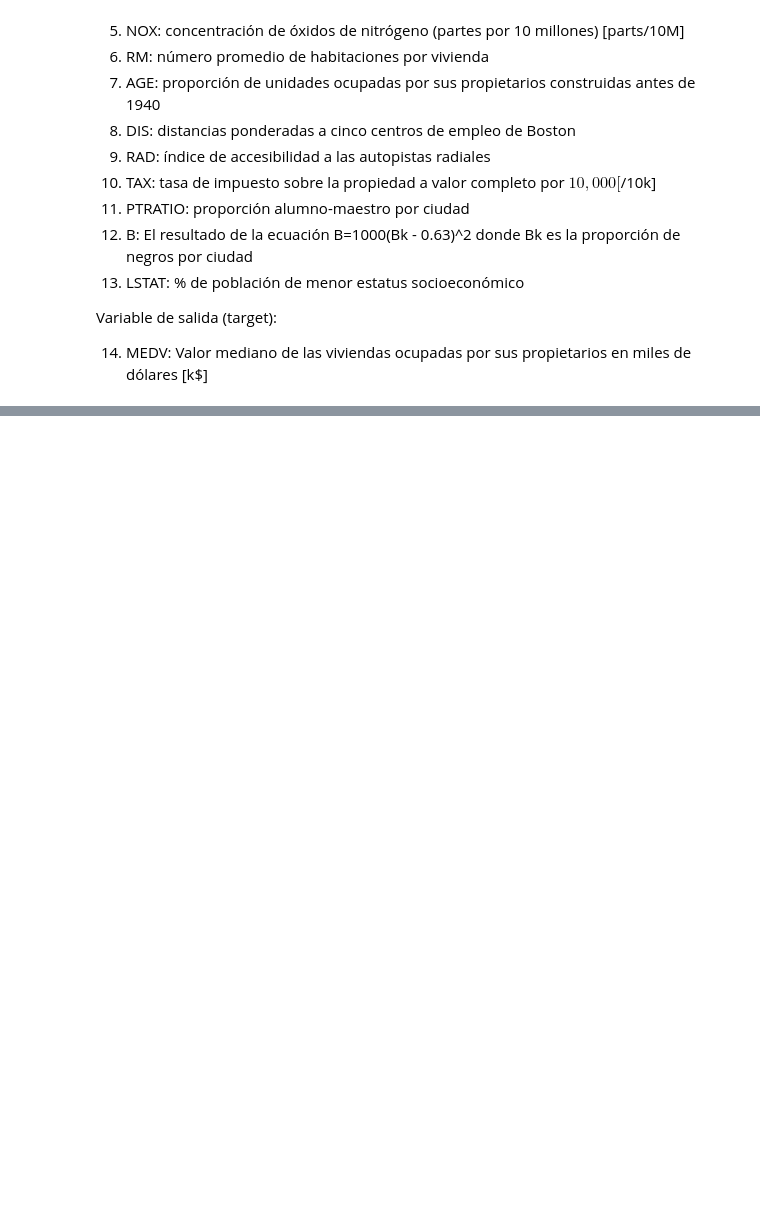
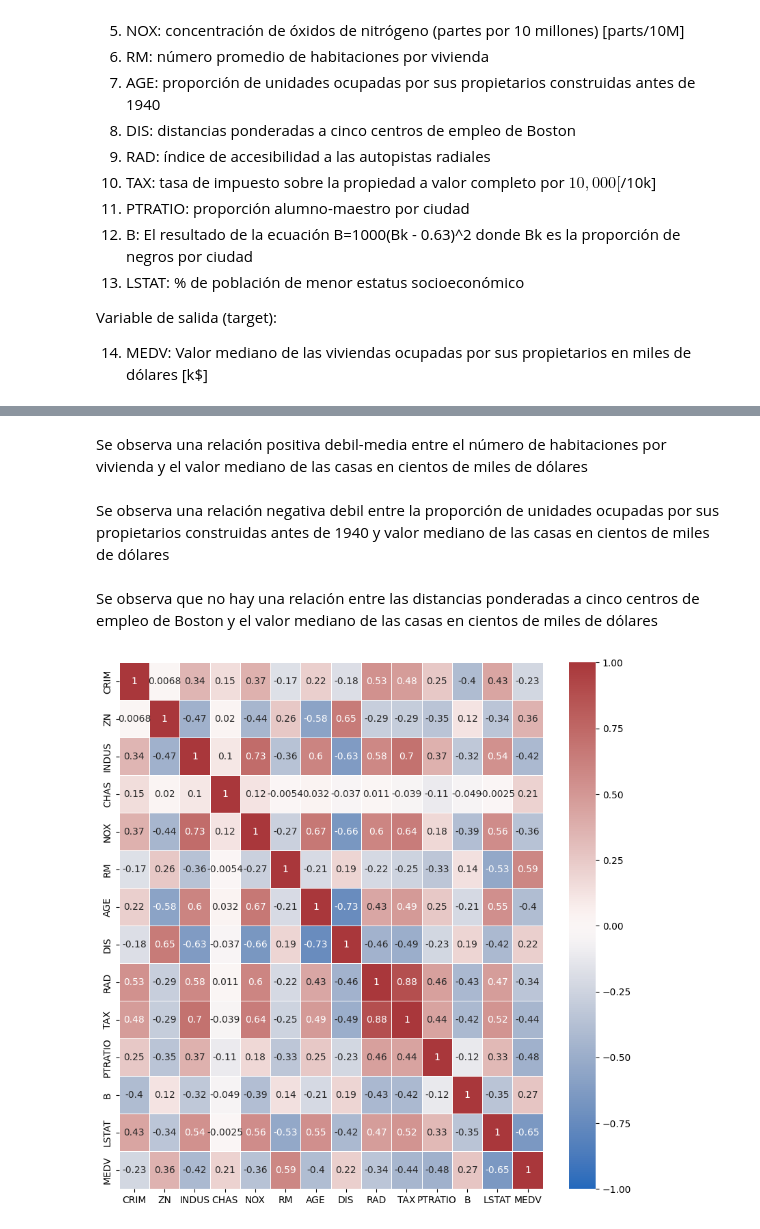
Before and after one commit to nacho-gonz/AA1-TUIA-Gonzalez-Noir, a Jupyter notebook: TP-regresion-AA1.ipynb, the cells around one changed output, grey strips where cells are left out. Saved outputs shown, nothing was run; the diff lists cells and outputs as text; code cells hidden in the pictures; blank space fills up the shorter version.

```diff
--- a/TP-regresion-AA1.ipynb
+++ b/TP-regresion-AA1.ipynb
@@ -168,0 +174,2 @@ plt.show()
+# %% [markdown]
+Se observa una relación positiva debil-media entre el número de habitaciones por vivienda y el valor mediano de las casas en cientos de miles de dólares
@@ -168,0 +181,2 @@ plt.show()
+# %% [markdown]
+Se observa una relación negativa debil entre la proporción de unidades ocupadas por sus propietarios construidas antes de 1940 y valor mediano de las casas en cientos de miles de dólares
@@ -169,3 +189,12 @@ plt.show()
+# %% [markdown]
+Se observa que no hay una relación entre las distancias ponderadas a cinco centros de empleo de Boston y el valor mediano de las casas en cientos de miles de dólares
+# %%
+corrmat = dataset_completo.corr()
+fig, ax = plt.subplots(figsize=(10,10))
+sns.heatmap(corrmat, vmax=1,vmin=-1, annot=True, linewidths=.5, ax=ax, cmap='vlag')
+plt.show()
+# %% [output]
+[figure, added]
 # %%
 X_train_imputado_df.describe()
 # %% [output]
```
Also changed, not shown: parts of 72 cells of this notebook, 2 other files.
